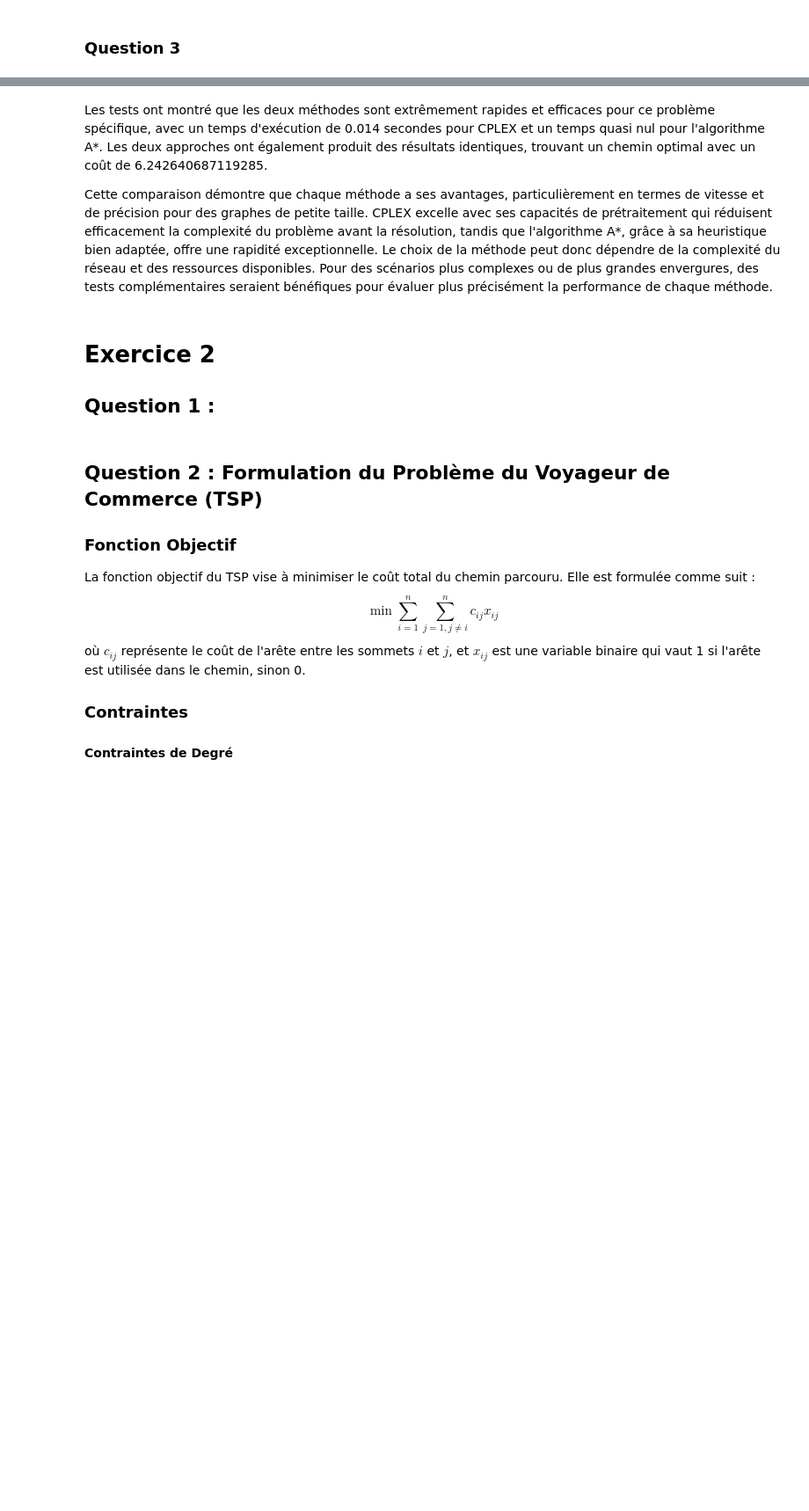
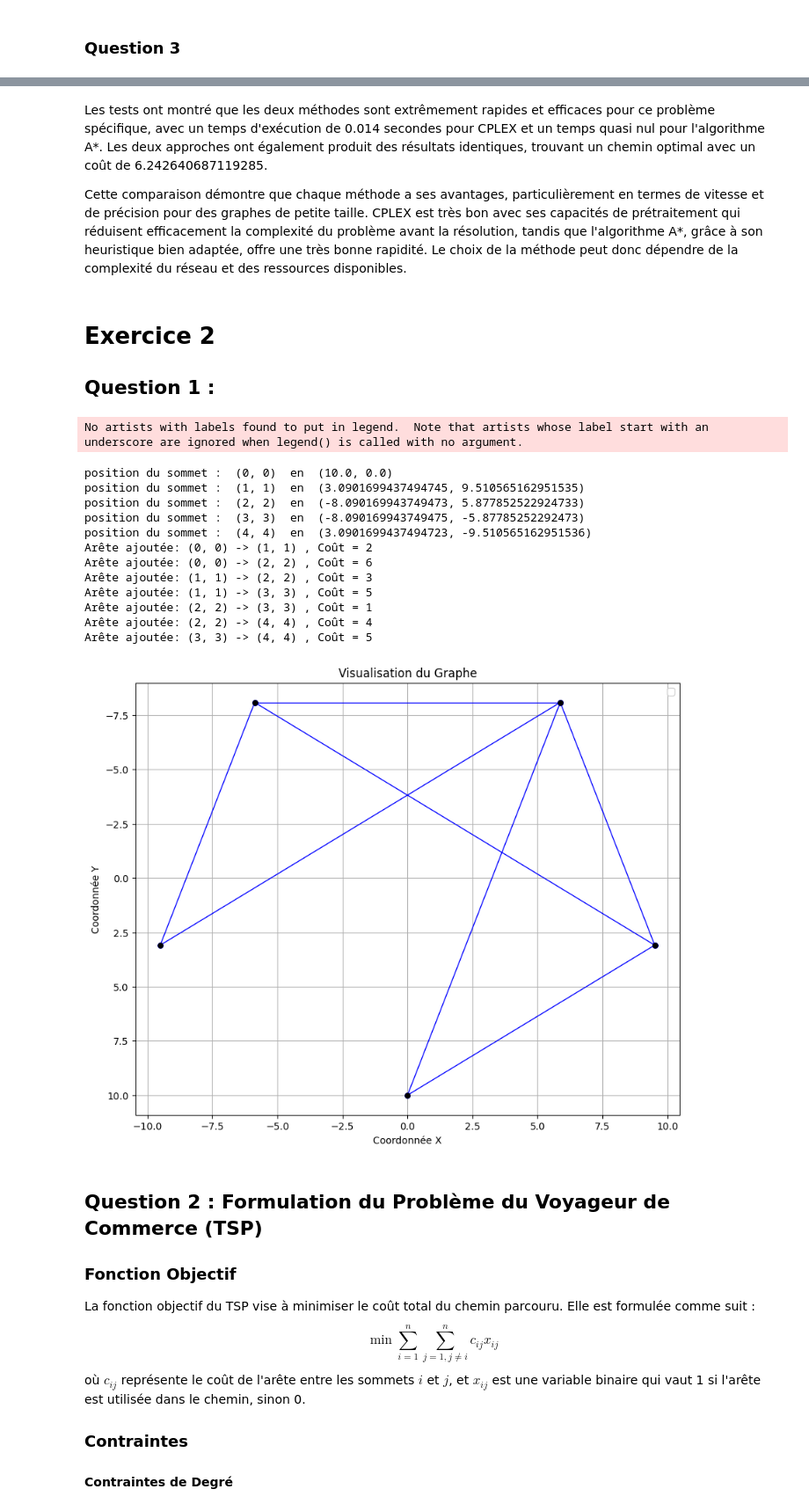
Before and after one commit to Damien-Collot/Graphes, a Jupyter notebook: TP Graphe.ipynb, the cells around one changed output, grey strips where cells are left out. Shown at 88% size. Saved outputs shown, nothing was run; the diff lists cells and outputs as text; code cells hidden in the pictures; blank space fills up the shorter version.

Commit message:
Modif fonction creer graphe exo2

```diff
--- a/TP Graphe.ipynb
+++ b/TP Graphe.ipynb
@@ -548,7 +528,7 @@ Coût total du chemin: 6.242640687119285
 # %% [markdown]
  Les tests ont montré que les deux méthodes sont extrêmement rapides et efficaces pour ce problème spécifique, avec un temps d'exécution de 0.014 secondes pour CPLEX et un temps quasi nul pour l'algorithme A*. Les deux approches ont également produit des résultats identiques, trouvant un chemin optimal avec un coût de 6.242640687119285.
 
-Cette comparaison démontre que chaque méthode a ses avantages, particulièrement en termes de vitesse et de précision pour des graphes de petite taille. CPLEX excelle avec ses capacités de prétraitement qui réduisent efficacement la complexité du problème avant la résolution, tandis que l'algorithme A*, grâce à sa heuristique bien adaptée, offre une rapidité exceptionnelle. Le choix de la méthode peut donc dépendre de la complexité du réseau et des ressources disponibles. Pour des scénarios plus complexes ou de plus grandes envergures, des tests complémentaires seraient bénéfiques pour évaluer plus précisément la performance de chaque méthode.
+Cette comparaison démontre que chaque méthode a ses avantages, particulièrement en termes de vitesse et de précision pour des graphes de petite taille. CPLEX est très bon avec ses capacités de prétraitement qui réduisent efficacement la complexité du problème avant la résolution, tandis que l'algorithme A*, grâce à son heuristique bien adaptée, offre une très bonne rapidité. Le choix de la méthode peut donc dépendre de la complexité du réseau et des ressources disponibles.
 # %% [markdown]
 # Exercice 2
 
@@ -580,3 +536,49 @@ def read_tsp_data(file_path):
+# %%
+def position_circulaire(n, rayon=10):
+    positions = {}
+    for i in range(n):
+        angle = 2 * math.pi * i / n
+        x = rayon * math.cos(angle)
+        y = rayon * math.sin(angle)
+        positions[i] = (x, y)
+    return positions
+
+def creer_graphe_depuis_fichier_tsp(nom_fichier):
+    graphe = Graphe()
+    graphe.nomFichier = nom_fichier
+    with open(nom_fichier, 'r') as fichier:
+        n, m = map(int, fichier.readline().strip().split())
+        positions = position_circulaire(n)
+        for i in range(n):
+            graphe.ajouter_sommet((i, i), positions[i], 1)
+            print("position du sommet : ",(i,i)," en ",positions[i])
+        for _ in range(m):
+            line = fichier.readline().strip()
+            if line:
+                s1, s2, poids = map(int, line.split())
+                sommet1 = (s1, s1)
+                sommet2 = (s2, s2)
+                graphe.ajouter_arete(sommet1, sommet2, poids)
+    return graphe
+# %%
+# Exemple d'utilisation de la fonction
+grapheTSP = creer_graphe_depuis_fichier_tsp("test2.txt")
+grapheTSP.tracer_graphe()
+# %% [output]
+No artists with labels found to put in legend.  Note that artists whose label start with an underscore are ignored when legend() is called with no argument.
+position du sommet :  (0, 0)  en  (10.0, 0.0)
+position du sommet :  (1, 1)  en  (3.0901699437494745, 9.510565162951535)
+position du sommet :  (2, 2)  en  (-8.090169943749473, 5.877852522924733)
+position du sommet :  (3, 3)  en  (-8.090169943749475, -5.87785252292473)
+position du sommet :  (4, 4)  en  (3.0901699437494723, -9.510565162951536)
+Arête ajoutée: (0, 0) -> (1, 1) , Coût = 2
+Arête ajoutée: (0, 0) -> (2, 2) , Coût = 6
+Arête ajoutée: (1, 1) -> (2, 2) , Coût = 3
+Arête ajoutée: (1, 1) -> (3, 3) , Coût = 5
+Arête ajoutée: (2, 2) -> (3, 3) , Coût = 1
+Arête ajoutée: (2, 2) -> (4, 4) , Coût = 4
+Arête ajoutée: (3, 3) -> (4, 4) , Coût = 5
+[figure, added]
 # %% [markdown]
 ## Question 2 : Formulation du Problème du Voyageur de Commerce (TSP)
 
```
Also changed, not shown: parts of 10 cells of this notebook, 2 other files.
